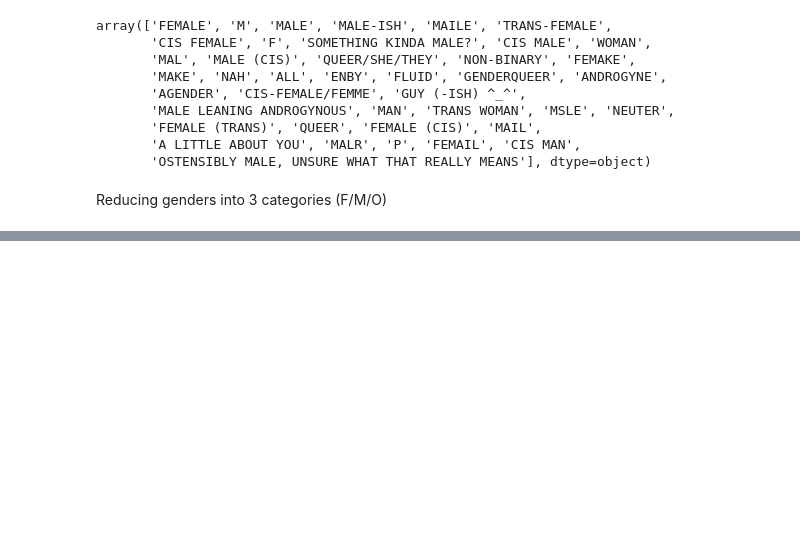
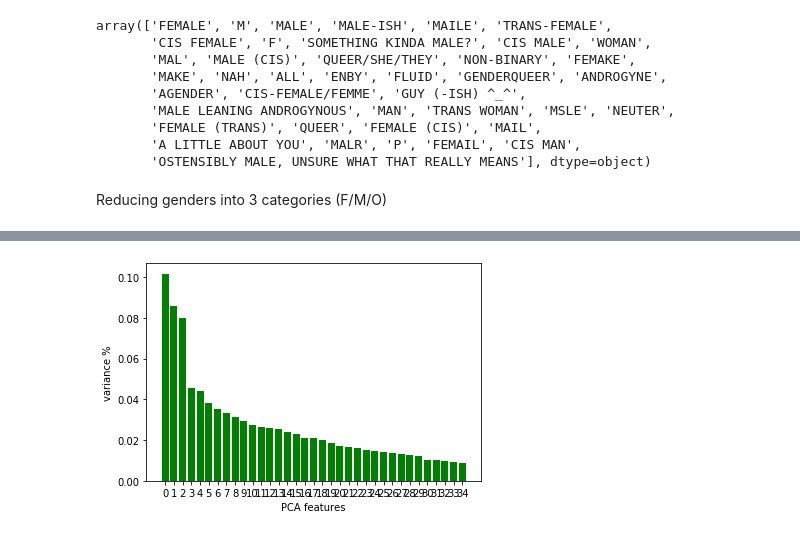
Before and after one commit to Alice-Scholze/mental-health, a Jupyter notebook: PreprocessingData.ipynb, the cells around one changed output, grey strips where cells are left out. Drawn from its saved outputs; the diff is of its cells as text; code cells hidden in the pictures; blank space fills up the shorter version.

```diff
--- a/PreprocessingData.ipynb
+++ b/PreprocessingData.ipynb
@@ -211,0 +323,6 @@ df.loc[other_filter, 'Gender'] = 'O'
+# %%
+df.drop(['Age'], axis='columns', inplace = True)
+# %%
+pca = PCA(0.95)
+df_pca = pca.fit_transform(df)
+pd.DataFrame(df_pca)
@@ -212,2 +343,11 @@ df.loc[other_filter, 'Gender'] = 'O'
+# %%
+features = range(pca.n_components_)
+plt.bar(features, pca.explained_variance_ratio_, color='green')
+plt.xlabel('PCA features')
+plt.ylabel('variance %')
+plt.xticks(features)
+plt.show()
+# %% [output]
+[figure, added]
 # %%
 df.to_csv(r'outputs/cleaned_survey.csv')
```
Also changed, not shown: parts of 15 cells of this notebook, 1 other file.
